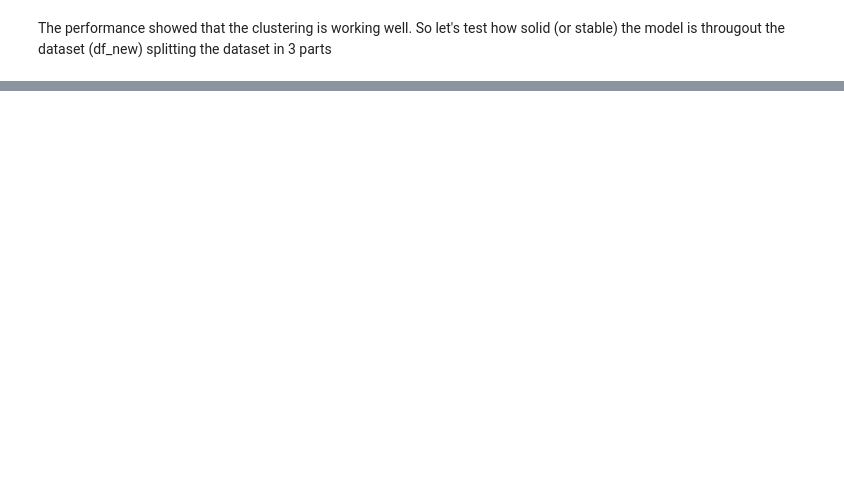
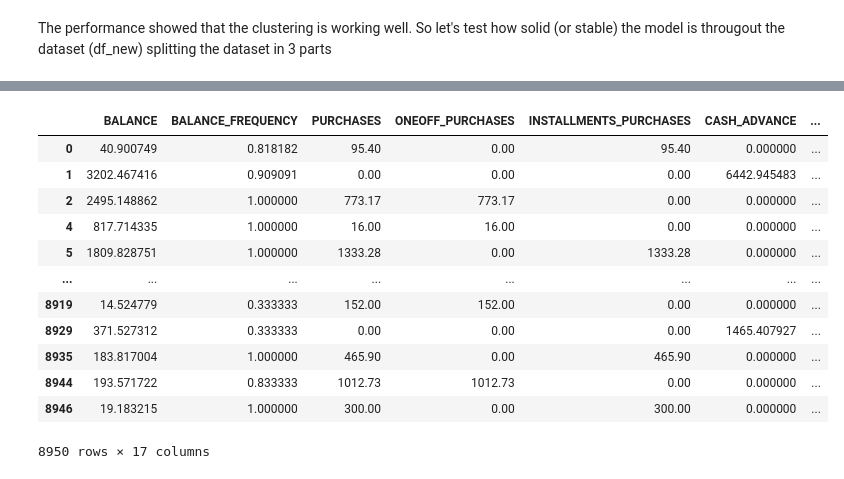
Before and after one commit to vinimoti/Credit-card-Cluster-training, a Jupyter notebook: Cluster Credit Card.ipynb, the cells around one changed output, grey strips where cells are left out. Cells and saved outputs as stored; diff of their text form; code cells hidden in the pictures; blank space fills up the shorter version.

```diff
--- a/Cluster Credit Card.ipynb
+++ b/Cluster Credit Card.ipynb
@@ -488,0 +525,16 @@ print(((split1[0]+split2[0]+split3[0])/3),((split1[1]+split2[1]+split3[1])/3),((
+# %%
+df_new
+# %% [output]
+|  | BALANCE | BALANCE_FREQUENCY | PURCHASES | ONEOFF_PURCHASES | INSTALLMENTS_PURCHASES | CASH_ADVANCE | ... |
+| 0 | 40.900749 | 0.818182 | 95.40 | 0.00 | 95.40 | 0.000000 | ... |
+| 1 | 3202.467416 | 0.909091 | 0.00 | 0.00 | 0.00 | 6442.945483 | ... |
+| 2 | 2495.148862 | 1.000000 | 773.17 | 773.17 | 0.00 | 0.000000 | ... |
+| 4 | 817.714335 | 1.000000 | 16.00 | 16.00 | 0.00 | 0.000000 | ... |
+| 5 | 1809.828751 | 1.000000 | 1333.28 | 0.00 | 1333.28 | 0.000000 | ... |
+| ... | ... | ... | ... | ... | ... | ... | ... |
+| 8919 | 14.524779 | 0.333333 | 152.00 | 152.00 | 0.00 | 0.000000 | ... |
+| 8929 | 371.527312 | 0.333333 | 0.00 | 0.00 | 0.00 | 1465.407927 | ... |
+| 8935 | 183.817004 | 1.000000 | 465.90 | 0.00 | 465.90 | 0.000000 | ... |
+| 8944 | 193.571722 | 0.833333 | 1012.73 | 1012.73 | 0.00 | 0.000000 | ... |
+| 8946 | 19.183215 | 1.000000 | 300.00 | 0.00 | 300.00 | 0.000000 | ... |
+8950 rows × 17 columns
```
Also changed, not shown: parts of 23 cells of this notebook.
